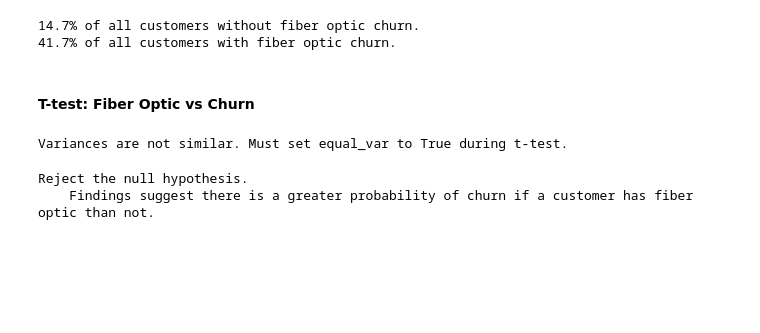
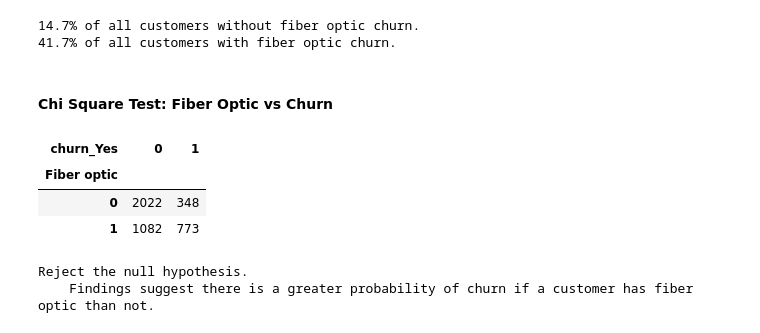
Before and after one commit to morgancross2/classification_project_telco, a Jupyter notebook: final_report.ipynb, the cells around one changed output. Cells and saved outputs as stored; diff of their text form; code cells hidden in the pictures; blank space fills up the shorter version.

```diff
--- a/final_report.ipynb
+++ b/final_report.ipynb
@@ -132,22 +132,22 @@ print(f'{yes_churn_fo_per}% of all customers with fiber optic churn.')
 14.7% of all customers without fiber optic churn.
 41.7% of all customers with fiber optic churn.
 # %% [markdown]
-#### T-test: Fiber Optic vs Churn
+#### Chi Square Test: Fiber Optic vs Churn
 # %%
 # set up variables. Customers with fiber optic vs customers without.
-fiber = train[train['Fiber optic']==1].churn_Yes
-no_fiber = train[train['Fiber optic']==0].churn_Yes
+fiber = train[train['Fiber optic']==1]
+no_fiber = train[train['Fiber optic']==0]
+
+# create observed dataset
+observed = pd.crosstab(train['Fiber optic'], train.churn_Yes)
 
 # set alpha to 0.05 (due to 95% confidence level)
 α = 0.05
+
+observed
+# %% [output]
+| churn_Yes | 0 | 1 |
+| Fiber optic |  |  |
+| 0 | 2022 | 348 |
+| 1 | 1082 | 773 |
-# %%
-# test for equal variance
-s, p = stats.levene(fiber, no_fiber)
-
-if p < α:
-    print('Variances are not similar. Must set equal_var to True during t-test.')
-else:
-    print('Variances are similar. Continues to t-test without any additional steps.')
-# %% [output]
-Variances are not similar. Must set equal_var to True during t-test.
 # %%
```
Also changed, not shown: parts of 1 cell of this notebook.
